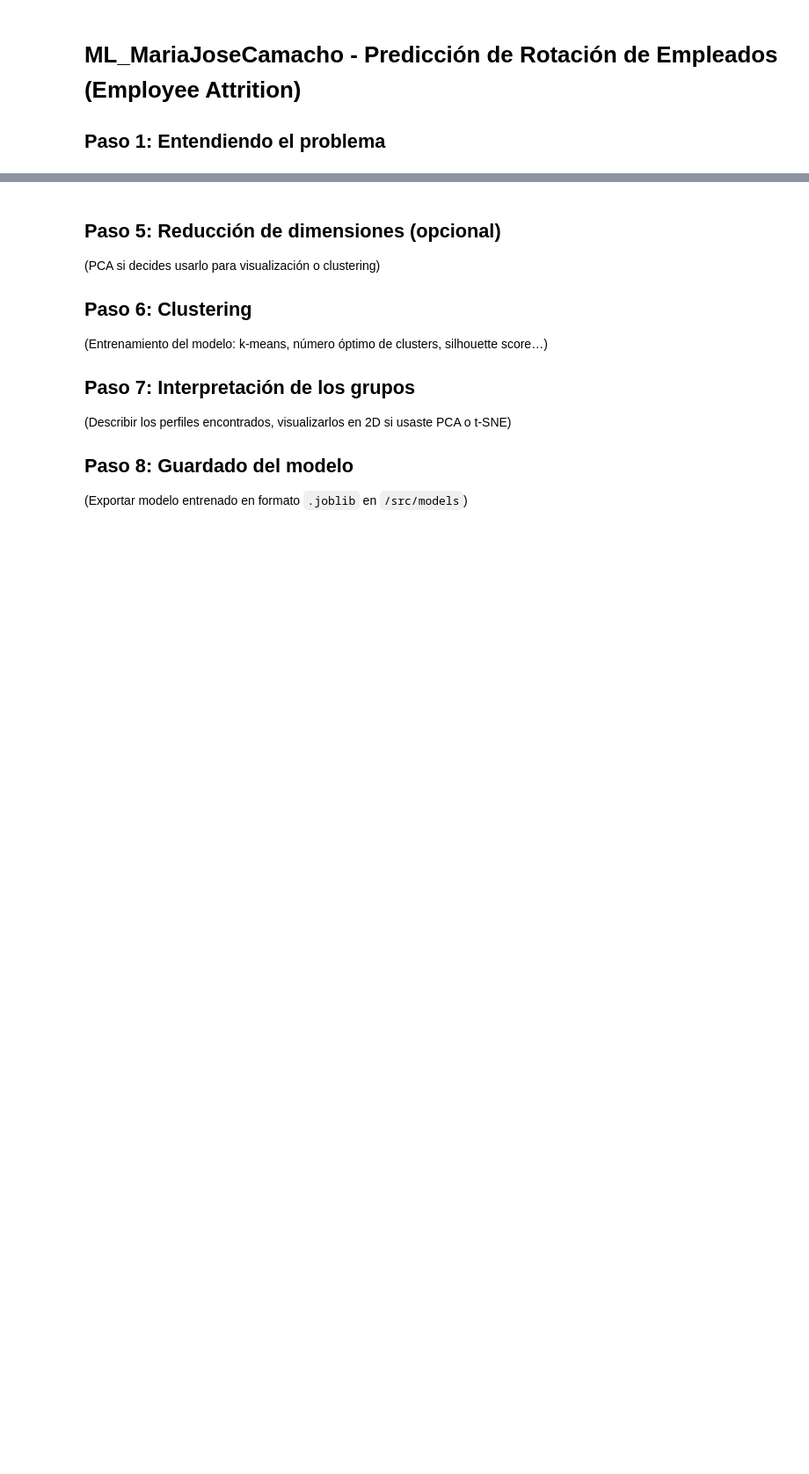
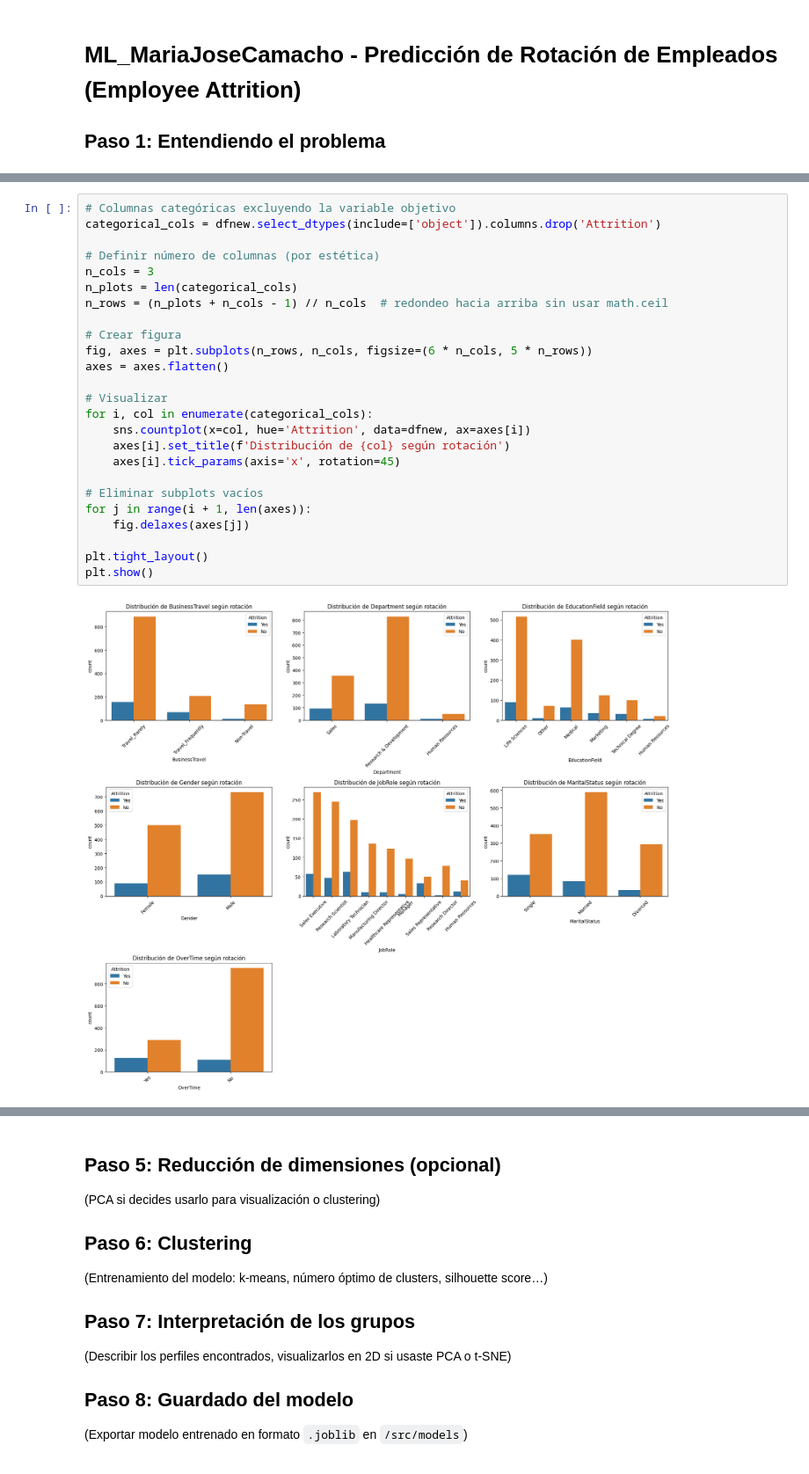
Before and after one commit to MariaJoseCamacho/repositorio_clase, a Jupyter notebook: Project_Break_II_ML/ML_MariaJoseCamachoCano/main.ipynb, the cells around one changed output, grey strips where cells are left out. Shown at 88% size. Saved outputs shown, nothing was run; the diff lists cells and outputs as text; blank space fills up the shorter version.

```diff
--- a/Project_Break_II_ML/ML_MariaJoseCamachoCano/main.ipynb
+++ b/Project_Break_II_ML/ML_MariaJoseCamachoCano/main.ipynb
@@ -117,0 +235,27 @@ Vector de características generado con forma: (670, 36)
+# %%
+# Columnas categóricas excluyendo la variable objetivo
+categorical_cols = dfnew.select_dtypes(include=['object']).columns.drop('Attrition')
+
+# Definir número de columnas (por estética)
+n_cols = 3
+n_plots = len(categorical_cols)
+n_rows = (n_plots + n_cols - 1) // n_cols  # redondeo hacia arriba sin usar math.ceil
+
+# Crear figura
+fig, axes = plt.subplots(n_rows, n_cols, figsize=(6 * n_cols, 5 * n_rows))
+axes = axes.flatten()
+
+# Visualizar
+for i, col in enumerate(categorical_cols):
+    sns.countplot(x=col, hue='Attrition', data=dfnew, ax=axes[i])
+    axes[i].set_title(f'Distribución de {col} según rotación')
+    axes[i].tick_params(axis='x', rotation=45)
+
+# Eliminar subplots vacíos
+for j in range(i + 1, len(axes)):
+    fig.delaxes(axes[j])
+
+plt.tight_layout()
+plt.show()
+# %% [output]
+[figure, added]
```
Also changed, not shown: parts of 29 cells of this notebook, 3 other files.
